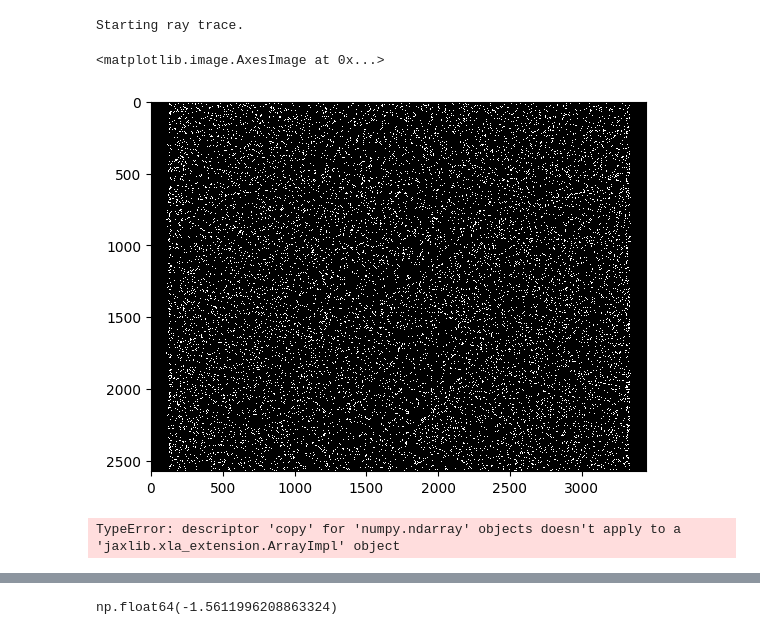
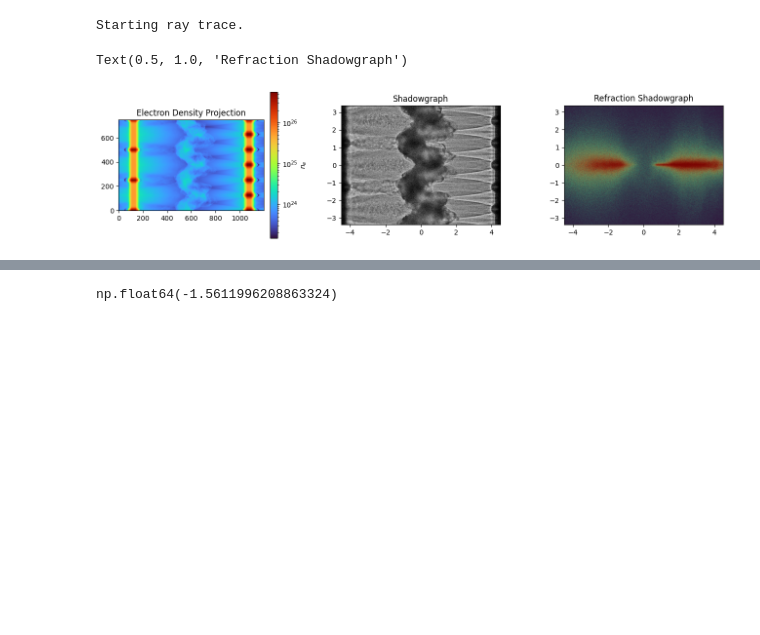
Before and after one commit to MAGPIE-ICL/SLOTH, a Jupyter notebook: examples/02.example_mesh_mesh_turbulence.ipynb, the cells around one changed output, grey strips where cells are left out. Drawn from its saved outputs; the diff is of its cells as text; code cells hidden in the pictures; blank space fills up the shorter version.

```diff
--- a/examples/02.example_mesh_mesh_turbulence.ipynb
+++ b/examples/02.example_mesh_mesh_turbulence.ipynb
@@ -123,3 +121,3 @@ dims z: 576
 # %%
-domain = d.ScalarDomain(lengths, dims, leeway_factor = 3, ne_type = "import", probing_direction = probing_direction, Np = Np, ne = ne.v)
+domain = d.ScalarDomain(lengths, dims, leeway_factor = 3, ne_type = "import", probing_direction = probing_direction, Np = Np, ne = ne.v*1e6)
 # %% [output]
@@ -287,15 +338,48 @@ refractometer.histogram(bin_scale = 1, clear_mem = False)
+# %%
+scale_sh_x   =  shadowgrapher.H.shape[1]/9
+scale_sh_y   =  shadowgrapher.H.shape[0]/6.75
+
+L = 400 # distance from the volume to the lens (for a single lens system - 300 mm)
+
+pixel_size  = (13.5/refractometer.H.shape[0])  # pixel size, mm/px in this case because bin = 10, pixel size = 52 um instead 5.4 um
+scale_phi   =   1/(2 * pixel_size/L * 1000)  #sensitivity is Lϕ/2, ϕ in radians, convert to mradians.
+
+shadow_sh  =     Image(shadowgrapher.H, 0, scale_sh_x, scale_sh_y, fliplr = True)
+o_sh       =     (int(shadowgrapher.H.shape[1]/2), int(sh.H.shape[0]/2))
+shadow_sh.set_origin(o_sh)
+
+refrac_sh  =     Image(refractometer.H, 0, scale_sh_x, scale_phi, fliplr = True)
+o_rh       =     (int(refractometer.H.shape[1]/2), int(rh.H.shape[0]/2))
+refrac_sh.set_origin(o_rh)
 # %%
-plt.imshow(shadowgrapher.H, cmap = 'Grays_r', interpolation = 'nearest', clim = [0,1])
+from matplotlib.colors import LogNorm
+
+fig = plt.figure(figsize=(16, 6))
+outer_grid = fig.add_gridspec(1, 3, height_ratios = [1], width_ratios=[0.5, 0.5, 0.5], wspace=0.4)
+
+# Subplots
+ax0 = fig.add_subplot(outer_grid[0, 0])
+ax1 = fig.add_subplot(outer_grid[0, 1])
+ax2 = fig.add_subplot(outer_grid[0, 2])
+
+# Electron density map
+ne_proj = np.trapezoid(domain.ne[:,:,:], dx=0.5/dims[2], axis=2)
+im0 = ax0.imshow(
+    ne_proj.T,
+    origin="lower",
+    cmap="turbo",
+    norm=LogNorm()
+)
+fig.colorbar(im0, ax=ax0, fraction=0.046, pad=0.04, label=r"$n_e$")
+
+# Shadowgraphs
+shadow_sh.plot_mm(ax1, cmap="Greys_r", aspect=scale_sh_y/scale_sh_x, clim = [0, 1])
+refrac_sh.plot_mm(ax2, cmap="turbo",  clim = [refrac_sh.im.min(), refrac_sh.im.max()*0.1])
+
+# Titles (optional)
+ax0.set_title("Electron Density Projection")
+ax1.set_title("Shadowgraph")
+ax2.set_title("Refraction Shadowgraph")
 # %% [output]
-<matplotlib.image.AxesImage at 0x...>
+Text(0.5, 1.0, 'Refraction Shadowgraph')
-[figure, old version]
+[figure, new version]
-# %%
-sh=rtm.Shadowgraphy(rf, R = 25, focal_plane = 0, L = 400)
-sh.single_lens_solve()
-sh.histogram(bin_scale = 1, clear_mem=True)
-
-rh = rtm.Refractometry(rf, R = 25, focal_plane = 0, L = 400)
-rh.incoherent_solve()
-rh.histogram(bin_scale = 1, clear_mem=True)
-# %% [output]
-TypeError: descriptor 'copy' for 'numpy.ndarray' objects doesn't apply to a 'jaxlib.xla_extension.ArrayImpl' object
```
Also changed, not shown: parts of 14 cells of this notebook, 6 other files.
